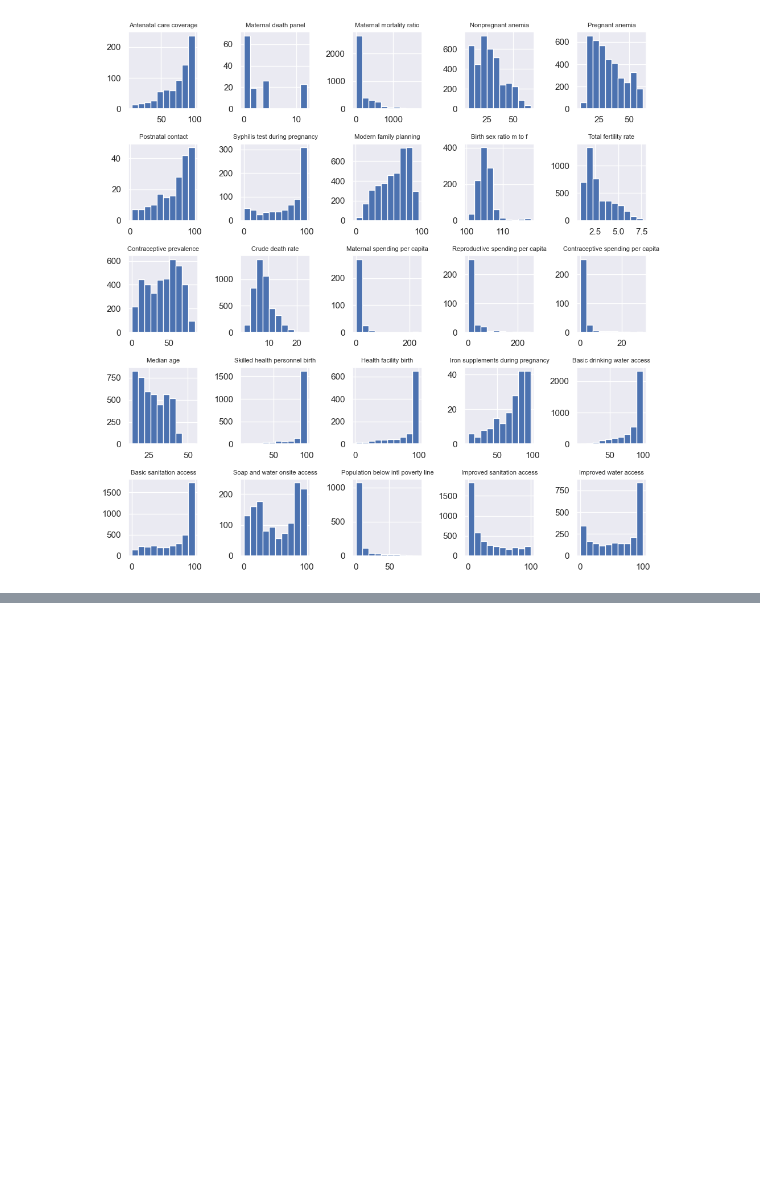
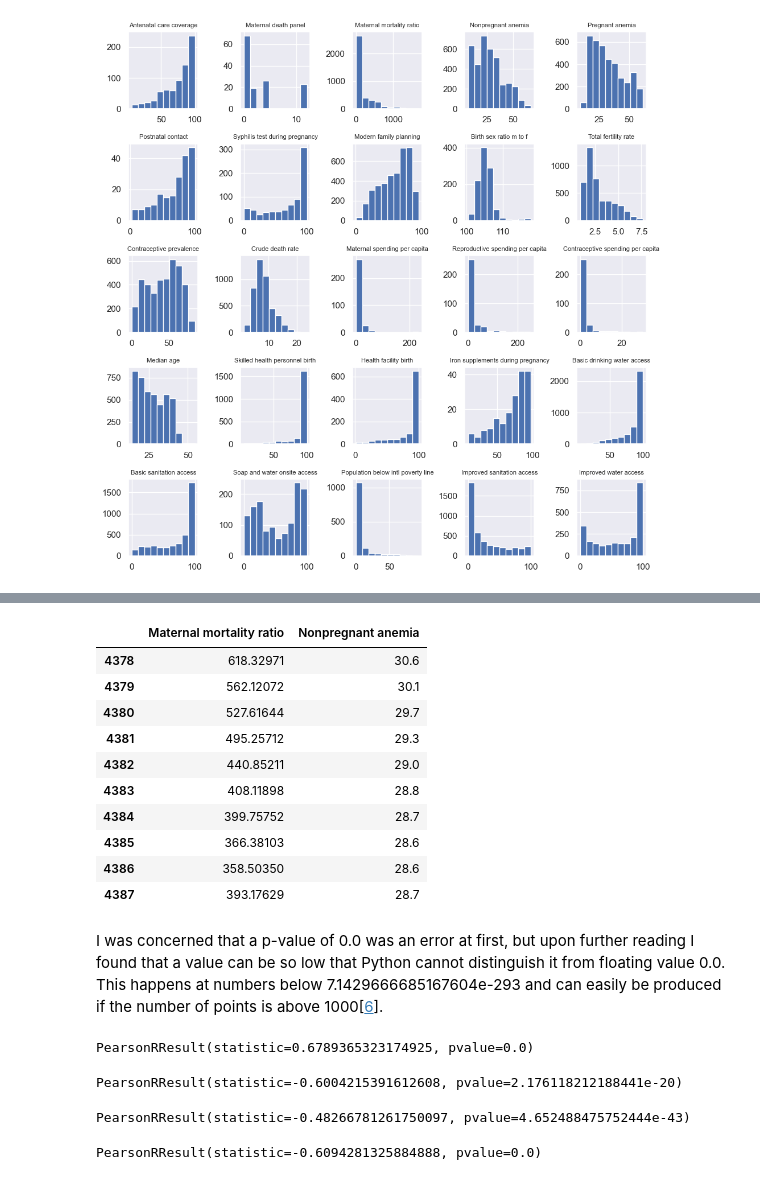
Before and after one commit to mangocrush/whomaternal, a Jupyter notebook: WHOproject.ipynb, the cells around one changed output, grey strips where cells are left out. Cells and saved outputs as stored; diff of their text form; code cells hidden in the pictures; blank space fills up the shorter version.

```diff
--- a/WHOproject.ipynb
+++ b/WHOproject.ipynb
@@ -357,0 +416,49 @@ plt.show()
+# %%
+# Looks normal.
+dc.tail(10)
+# %% [output]
+|  | Maternal mortality ratio | Nonpregnant anemia |
+| 4378 | 618.32971 | 30.6 |
+| 4379 | 562.12072 | 30.1 |
+| 4380 | 527.61644 | 29.7 |
+| 4381 | 495.25712 | 29.3 |
+| 4382 | 440.85211 | 29.0 |
+| 4383 | 408.11898 | 28.8 |
+| 4384 | 399.75752 | 28.7 |
+| 4385 | 366.38103 | 28.6 |
+| 4386 | 358.50350 | 28.6 |
+| 4387 | 393.17629 | 28.7 |
+# %% [markdown]
+I was concerned that a p-value of 0.0 was an error at first, but upon further reading I found that a value can be so low that Python cannot distinguish it from floating value 0.0. This happens at numbers below 7.1429666685167604e-293 and can easily be produced if the number of points is above 1000[[6](https://stackoverflow.com/questions/20530138/scipy-p-value-returns-0-0)].
+# %%
+for i in range(len(df0)):
+    yd = df0['Pregnant anemia'].dropna()
+    dd = pd.concat([xl,yd], axis = 1)
+    dd = dd.dropna()
+scipy.stats.pearsonr(dd['Maternal mortality ratio'], dd['Pregnant anemia'])
+# %% [output]
+PearsonRResult(statistic=0.6789365323174925, pvalue=0.0)
+# %%
+for i in range(len(df0)):
+    ye = df0['Postnatal contact'].dropna()
+    de = pd.concat([xl,ye], axis = 1)
+    de = de.dropna()
+scipy.stats.pearsonr(de['Maternal mortality ratio'], de['Postnatal contact'])
+# %% [output]
+PearsonRResult(statistic=-0.6004215391612608, pvalue=2.176118212188441e-20)
+# %%
+for i in range(len(df0)):
+    yg = df0['Syphilis test during pregnancy'].dropna()
+    dg = pd.concat([xl,yg], axis = 1)
+    dg = dg.dropna()
+scipy.stats.pearsonr(dg['Maternal mortality ratio'], dg['Syphilis test during pregnancy'])
+# %% [output]
+PearsonRResult(statistic=-0.48266781261750097, pvalue=4.652488475752444e-43)
+# %%
+for i in range(len(df0)):
+    yh = df0['Modern family planning'].dropna()
+    dh = pd.concat([xl,yh], axis = 1)
+    dh = dh.dropna()
+scipy.stats.pearsonr(dh['Maternal mortality ratio'], dh['Modern family planning'])
+# %% [output]
+PearsonRResult(statistic=-0.6094281325884888, pvalue=0.0)
```
Also changed, not shown: parts of 15 cells of this notebook.
